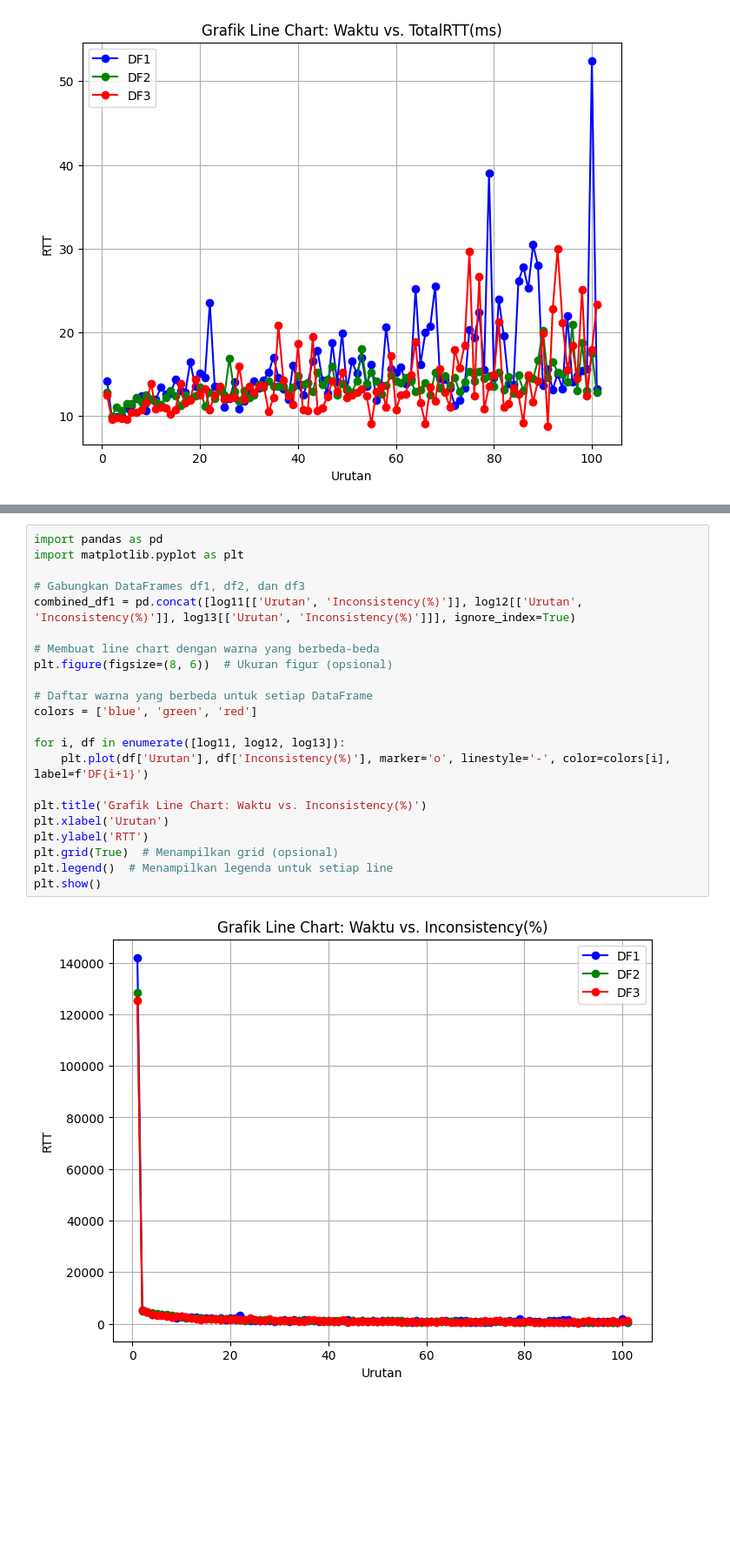
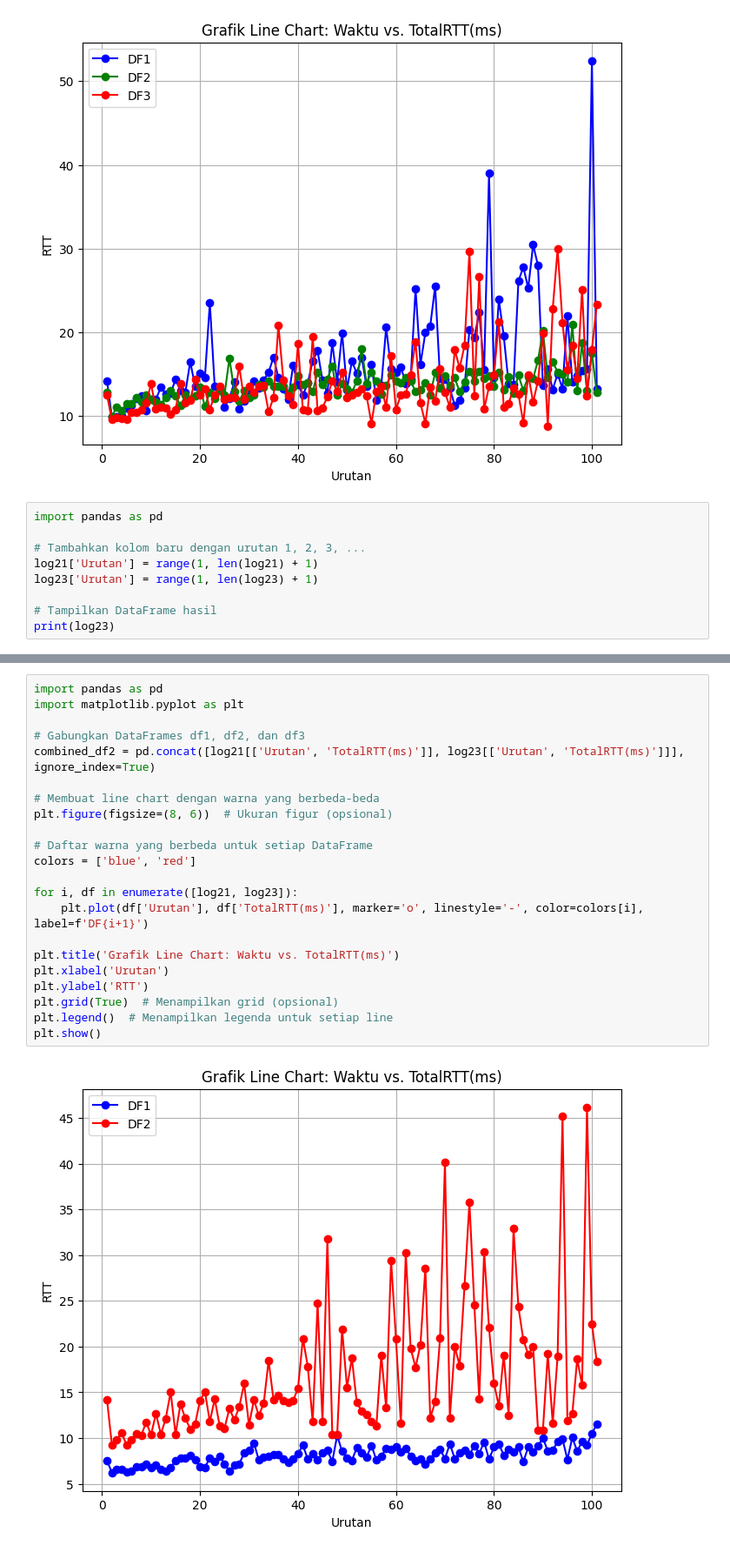
Before and after one commit to agnislur/ndn_project, a Jupyter notebook: OlahData.ipynb, the cells around one changed output, grey strips where cells are left out. Shown at 87% size. Saved outputs shown, nothing was run; the diff lists cells and outputs as text; blank space fills up the shorter version.

```diff
--- a/OlahData.ipynb
+++ b/OlahData.ipynb
@@ -181,3 +170,12 @@ plt.legend()  # Menampilkan legenda untuk setiap line
 plt.show()
 # %% [output]
 [figure]
+# %%
+import pandas as pd
+
+# Tambahkan kolom baru dengan urutan 1, 2, 3, ...
+log21['Urutan'] = range(1, len(log21) + 1)
+log23['Urutan'] = range(1, len(log23) + 1)
+
+# Tampilkan DataFrame hasil
+print(log23)
@@ -184,24 +200,24 @@ plt.show()
 # %%
 import pandas as pd
 import matplotlib.pyplot as plt
 
 # Gabungkan DataFrames df1, df2, dan df3
-combined_df1 = pd.concat([log11[['Urutan', 'Inconsistency(%)']], log12[['Urutan', 'Inconsistency(%)']], log13[['Urutan', 'Inconsistency(%)']]], ignore_index=True)
+combined_df2 = pd.concat([log21[['Urutan', 'TotalRTT(ms)']], log23[['Urutan', 'TotalRTT(ms)']]], ignore_index=True)
 
 # Membuat line chart dengan warna yang berbeda-beda
 plt.figure(figsize=(8, 6))  # Ukuran figur (opsional)
 
 # Daftar warna yang berbeda untuk setiap DataFrame
-colors = ['blue', 'green', 'red']
+colors = ['blue', 'red']
 
-for i, df in enumerate([log11, log12, log13]):
-    plt.plot(df['Urutan'], df['Inconsistency(%)'], marker='o', linestyle='-', color=colors[i], label=f'DF{i+1}')
+for i, df in enumerate([log21, log23]):
+    plt.plot(df['Urutan'], df['TotalRTT(ms)'], marker='o', linestyle='-', color=colors[i], label=f'DF{i+1}')
 
-plt.title('Grafik Line Chart: Waktu vs. Inconsistency(%)')
+plt.title('Grafik Line Chart: Waktu vs. TotalRTT(ms)')
 plt.xlabel('Urutan')
 plt.ylabel('RTT')
 plt.grid(True)  # Menampilkan grid (opsional)
 plt.legend()  # Menampilkan legenda untuk setiap line
 plt.show()
 # %% [output]
-[figure, old version]
+[figure, new version]
```
Also changed, not shown: parts of 13 cells of this notebook.
